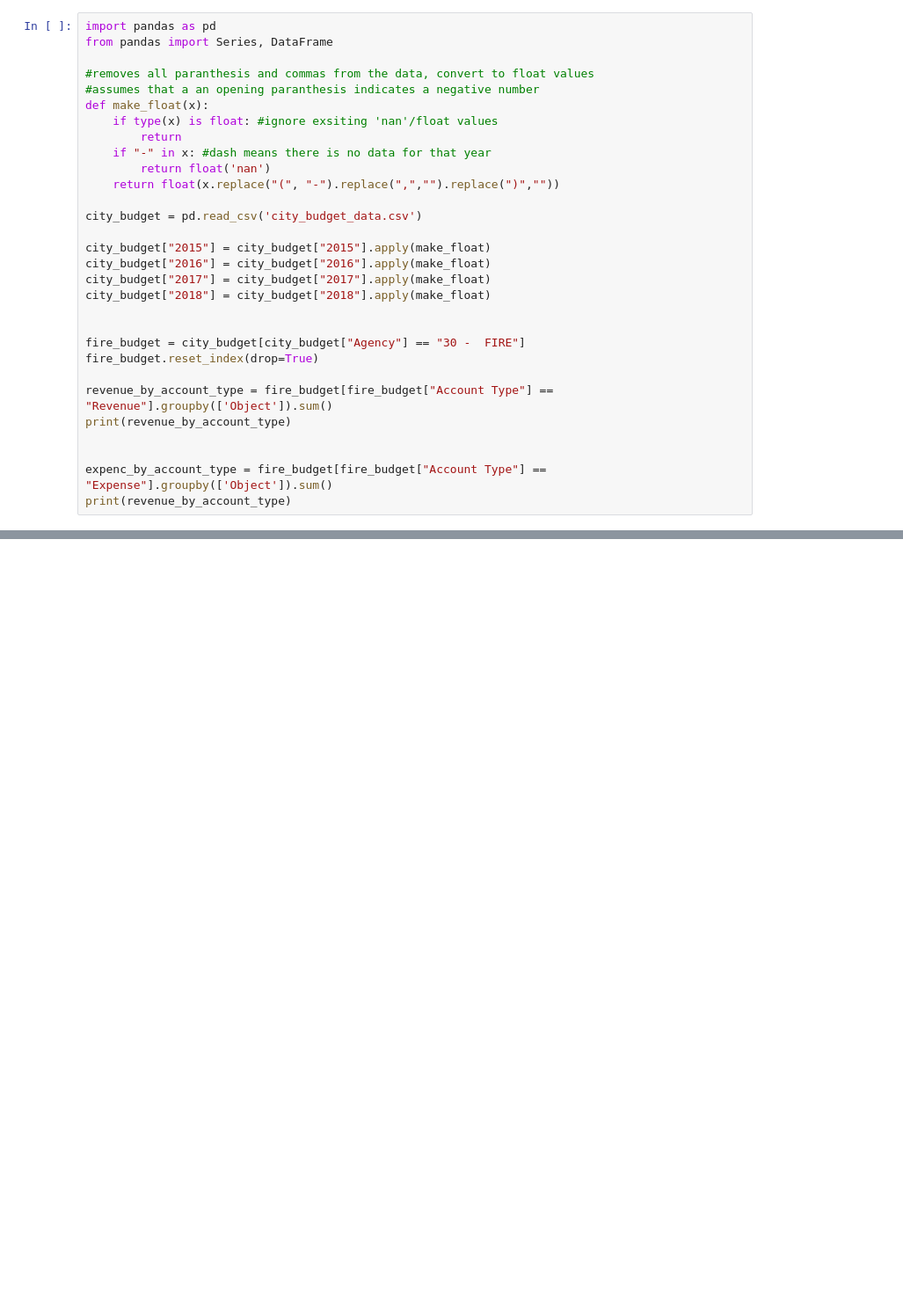
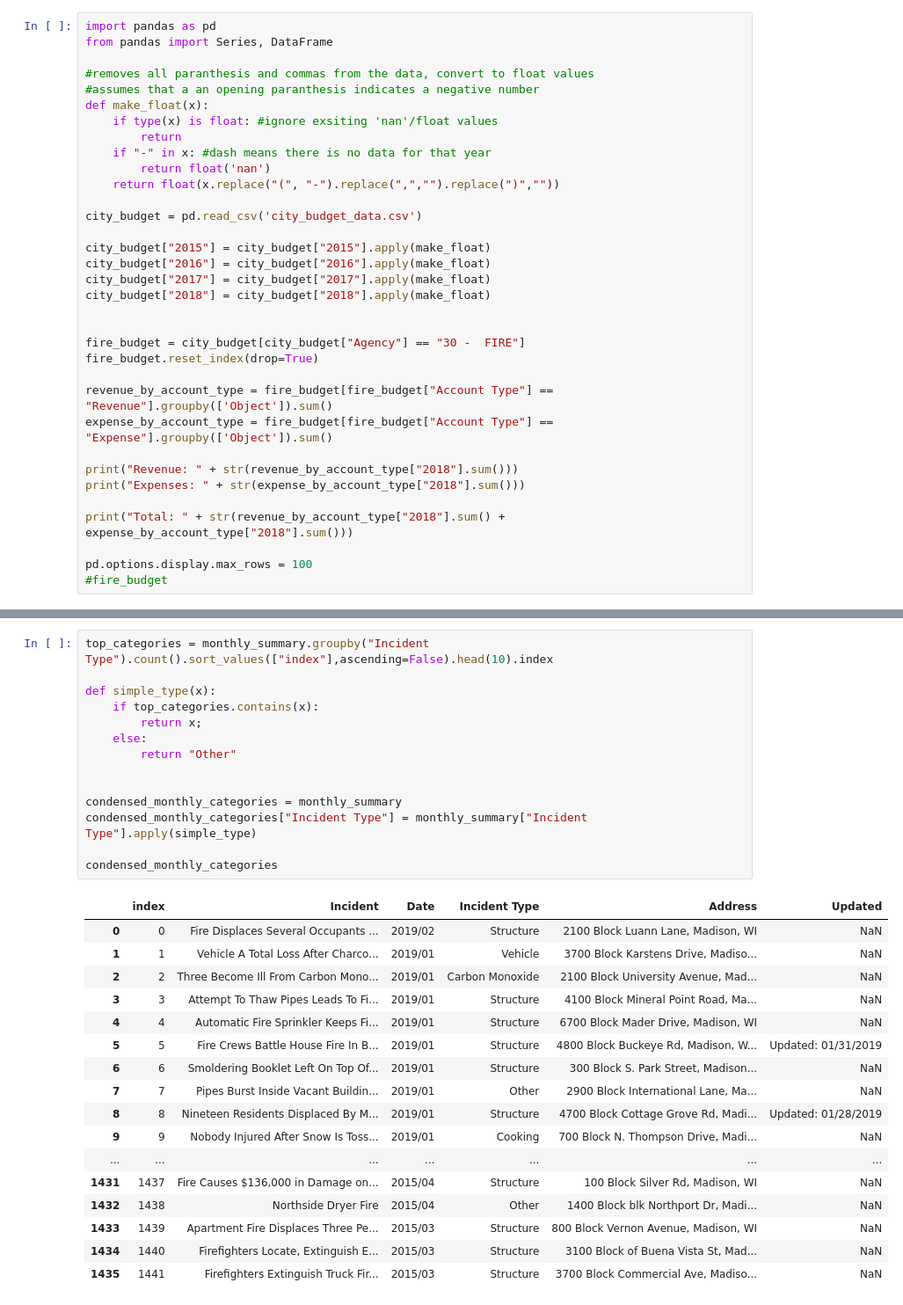
Before and after one commit to tylerharter/s19-city-t2, a Jupyter notebook: Fire/fire_analysis.ipynb, the cells around one changed output, grey strips where cells are left out. Shown at 88% size. Drawn from its saved outputs; the diff is of its cells as text; blank space fills up the shorter version.

```diff
--- a/Fire/fire_analysis.ipynb
+++ b/Fire/fire_analysis.ipynb
@@ -23,9 +23,13 @@ fire_budget = city_budget[city_budget["Agency"] == "30 -  FIRE"]
 fire_budget.reset_index(drop=True)
 
 revenue_by_account_type = fire_budget[fire_budget["Account Type"] == "Revenue"].groupby(['Object']).sum()
-print(revenue_by_account_type)
+expense_by_account_type = fire_budget[fire_budget["Account Type"] == "Expense"].groupby(['Object']).sum()
 
+print("Revenue: " + str(revenue_by_account_type["2018"].sum()))
+print("Expenses: " + str(expense_by_account_type["2018"].sum()))
 
-expenc_by_account_type = fire_budget[fire_budget["Account Type"] == "Expense"].groupby(['Object']).sum()
-print(revenue_by_account_type)
+print("Total: " + str(revenue_by_account_type["2018"].sum() + expense_by_account_type["2018"].sum()))
+
+pd.options.display.max_rows = 100
+#fire_budget
 # %% [output]
@@ -72,0 +79,32 @@ plotable_expenses.plot.pie(y = "2018", figsize = (12,12), legend = False, title
+# %%
+top_categories = monthly_summary.groupby("Incident Type").count().sort_values(["index"],ascending=False).head(10).index
+
+def simple_type(x):
+    if top_categories.contains(x):
+        return x;
+    else:
+        return "Other"
+
+
+condensed_monthly_categories = monthly_summary
+condensed_monthly_categories["Incident Type"] = monthly_summary["Incident Type"].apply(simple_type)
+
+condensed_monthly_categories
+# %% [output]
+|  | index | Incident | Date | Incident Type | Address | Updated |
+| 0 | 0 | Fire Displaces Several Occupants ... | 2019/02 | Structure | 2100 Block Luann Lane, Madison, WI | NaN |
+| 1 | 1 | Vehicle A Total Loss After Charco... | 2019/01 | Vehicle | 3700 Block Karstens Drive, Madiso... | NaN |
+| 2 | 2 | Three Become Ill From Carbon Mono... | 2019/01 | Carbon Monoxide | 2100 Block University Avenue, Mad... | NaN |
+| 3 | 3 | Attempt To Thaw Pipes Leads To Fi... | 2019/01 | Structure | 4100 Block Mineral Point Road, Ma... | NaN |
+| 4 | 4 | Automatic Fire Sprinkler Keeps Fi... | 2019/01 | Structure | 6700 Block Mader Drive, Madison, WI | NaN |
+| 5 | 5 | Fire Crews Battle House Fire In B... | 2019/01 | Structure | 4800 Block Buckeye Rd, Madison, W... | Updated: 01/31/2019 |
+| 6 | 6 | Smoldering Booklet Left On Top Of... | 2019/01 | Structure | 300 Block S. Park Street, Madison... | NaN |
+| 7 | 7 | Pipes Burst Inside Vacant Buildin... | 2019/01 | Other | 2900 Block International Lane, Ma... | NaN |
+| 8 | 8 | Nineteen Residents Displaced By M... | 2019/01 | Structure | 4700 Block Cottage Grove Rd, Madi... | Updated: 01/28/2019 |
+| 9 | 9 | Nobody Injured After Snow Is Toss... | 2019/01 | Cooking | 700 Block N. Thompson Drive, Madi... | NaN |
+| ... | ... | ... | ... | ... | ... | ... |
+| 1431 | 1437 | Fire Causes $136,000 in Damage on... | 2015/04 | Structure | 100 Block Silver Rd, Madison, WI | NaN |
+| 1432 | 1438 | Northside Dryer Fire | 2015/04 | Other | 1400 Block blk Northport Dr, Madi... | NaN |
+| 1433 | 1439 | Apartment Fire Displaces Three Pe... | 2015/03 | Structure | 800 Block Vernon Avenue, Madison, WI | NaN |
+| 1434 | 1440 | Firefighters Locate, Extinguish E... | 2015/03 | Structure | 3100 Block of Buena Vista St, Mad... | NaN |
+| 1435 | 1441 | Firefighters Extinguish Truck Fir... | 2015/03 | Structure | 3700 Block Commercial Ave, Madiso... | NaN |
```
Also changed, not shown: parts of 5 cells of this notebook, 4 other files.
